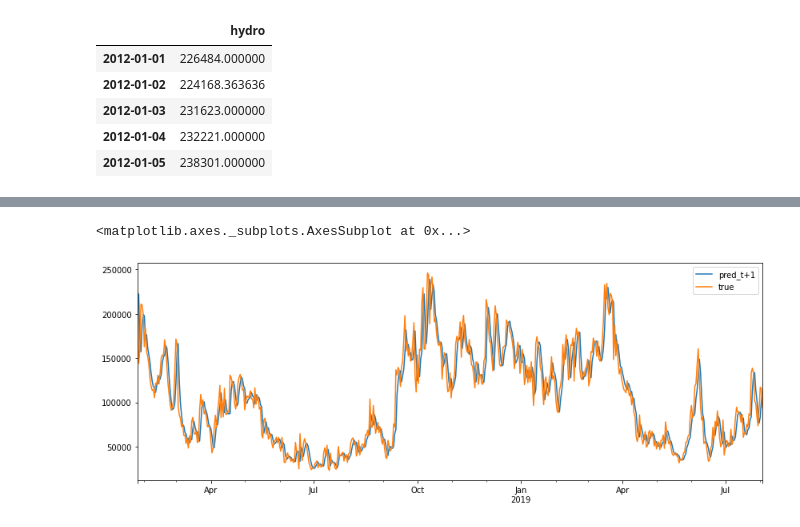
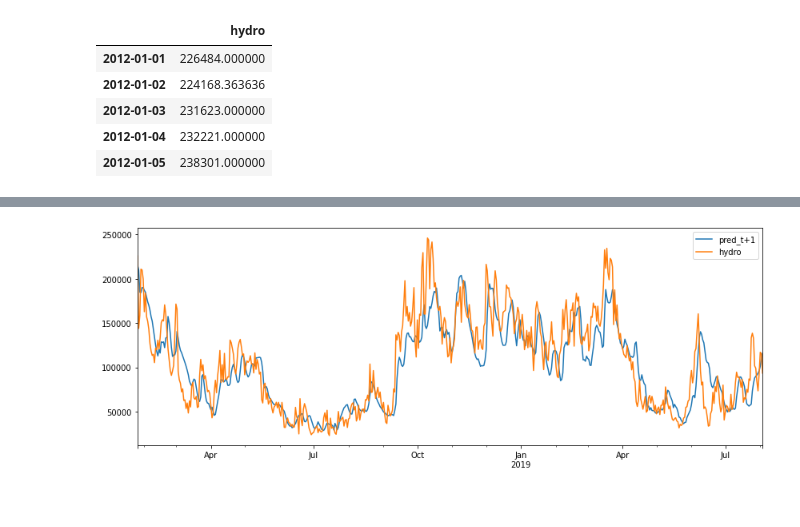
Before and after one commit to tjohanne42/time-series-project-simplon, a Jupyter notebook: preprocess_data.ipynb, the cells around one changed output, grey strips where cells are left out. Drawn from its saved outputs; the diff is of its cells as text; code cells hidden in the pictures.

```diff
--- a/preprocess_data.ipynb
+++ b/preprocess_data.ipynb
@@ -672,0 +642,28 @@ Epoch 200/200
+# %%
+model.compile(
+  # optimizer = Adam(learning_rate=0.0001),
+  optimizer = RMSprop(learning_rate=0.001),
+  # metrics = ["accuracy"],
+  loss = "mse",
+  # loss = "binary_crossentropy"
+)
+
+history = model.fit(
+      X_train,
+      y_train,
+      validation_split=0.2,
+      epochs=100,
+      verbose=0,
+      batch_size=16,
+      callbacks=[TqdmCallback(verbose=2), EarlyStopping(monitor='loss', patience=10)]
+  )
+
+# save model
+if not os.path.isdir("model"):
+  os.system("mkdir model")
+model.save("model/model.h5")
+
+# show loss
+loss_per_epoch = model.history.history["loss"]
+plt.plot(range(len(loss_per_epoch)), loss_per_epoch)
+plt.show()
@@ -683,13 +683,19 @@ X_test = np.array(X_test)
 X_test = np.reshape(X_test, (X_test.shape[0], X_test.shape[1], 1))
 
 # Forecast
-predict_scaled = regressor.predict(X_test)
-predict = sc.inverse_transform(predict_scaled)
+predict_scaled = model.predict(X_test)
+pred_tab = []
+for tmp in predict_scaled:
+  pred_tab.append(tmp[0])
+predict = sc.inverse_transform(np.reshape(pred_tab, (-1, 1)))
+
+# predict_scaled = regressor.predict(X_test)
+# predict = sc.inverse_transform(predict_scaled)
 
 predict = pd.DataFrame(predict)
 predict.columns = ['pred_t+1']
 predict.index = test.index
-predict["true"] = test.values
+predict[col] = test.values
 
 predict.plot(figsize=(14,5))
 # %% [output]
@@ -697,5 +703,4 @@ WARNING:tensorflow:Model was constructed with shape (None, 12, 1) for input Kera
-<matplotlib.axes._subplots.AxesSubplot at 0x...>
-[figure, old version]
+[figure, new version]
 # %%
 test_predictions = []
 first_batch_for_prediction = train_scaled[-n_lag :]
```
Also changed, not shown: parts of 18 cells of this notebook.
